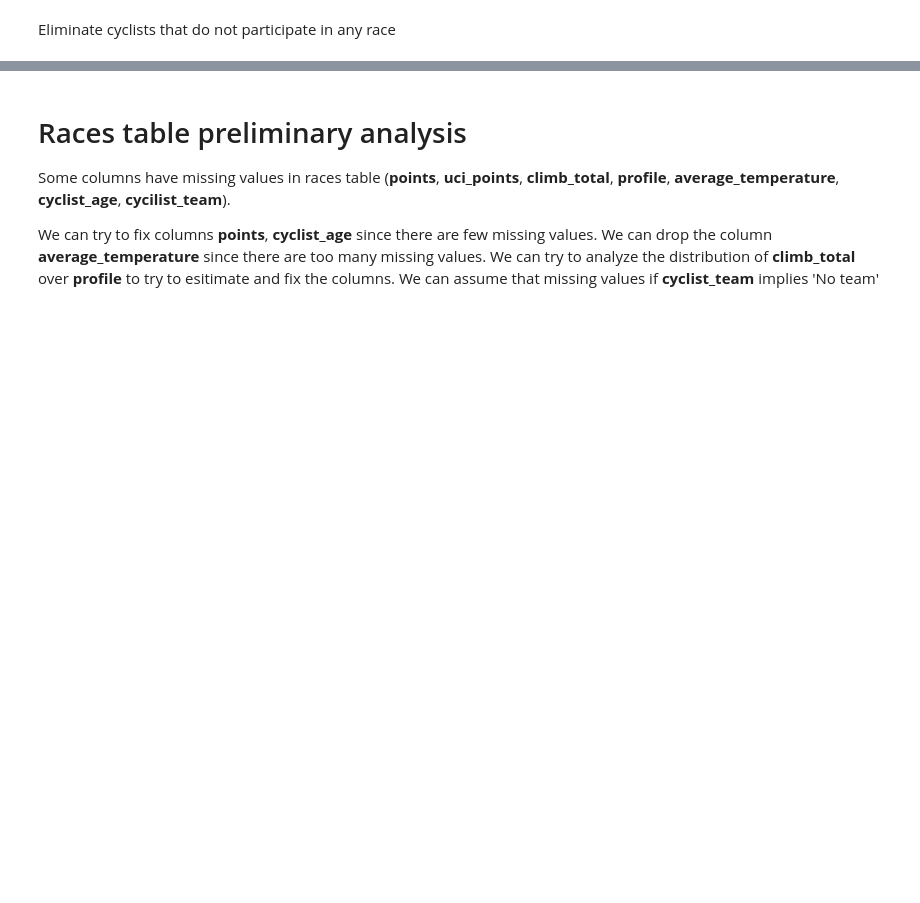
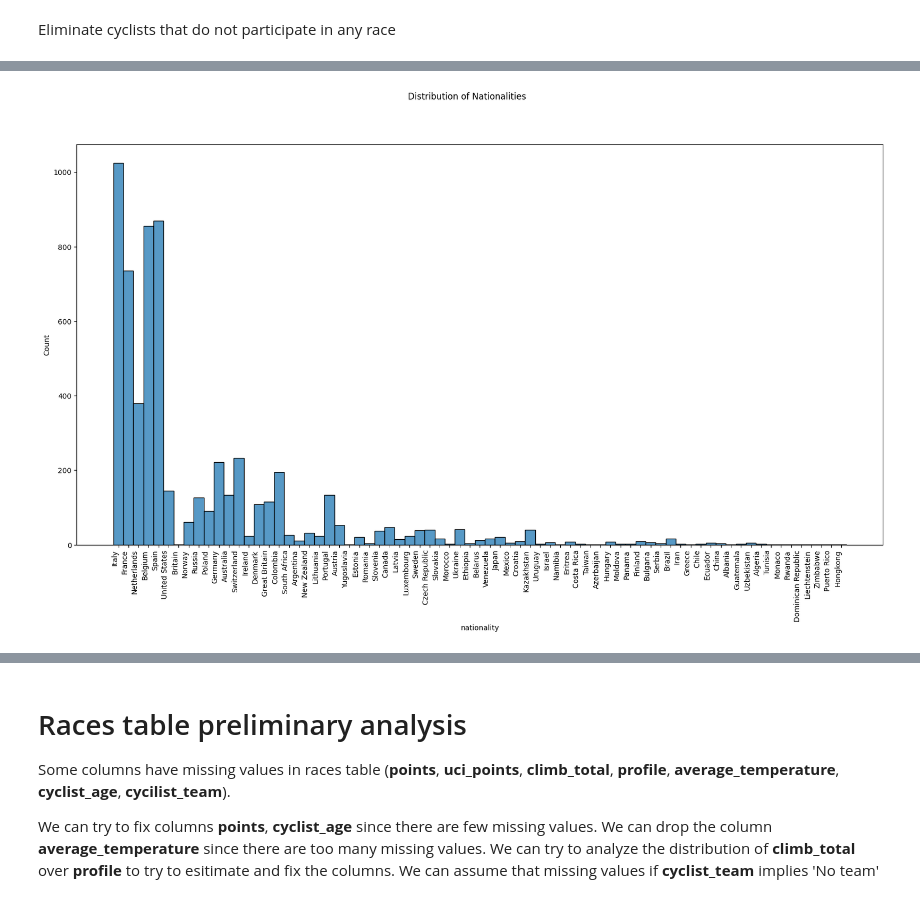
Before and after one commit to DiVitoTommaso/Cyclists-Races_Data-Mining, a Jupyter notebook: Data Mining.ipynb, the cells around one changed output, grey strips where cells are left out. Drawn from its saved outputs; the diff is of its cells as text; code cells hidden in the pictures; blank space fills up the shorter version.

```diff
--- a/Data Mining.ipynb
+++ b/Data Mining.ipynb
@@ -78,0 +138,9 @@ cyclist_df.shape
+# %%
+# plot distribution of nationalities
+plt.figure(figsize=(20, 10))
+sns.histplot(cyclist_df.nationality)
+plt.xticks(rotation=90, ha="right")
+plt.suptitle("Distribution of Nationalities")
+plt.show()
+# %% [output]
+[figure, added]
```
Also changed, not shown: parts of 28 cells of this notebook.
